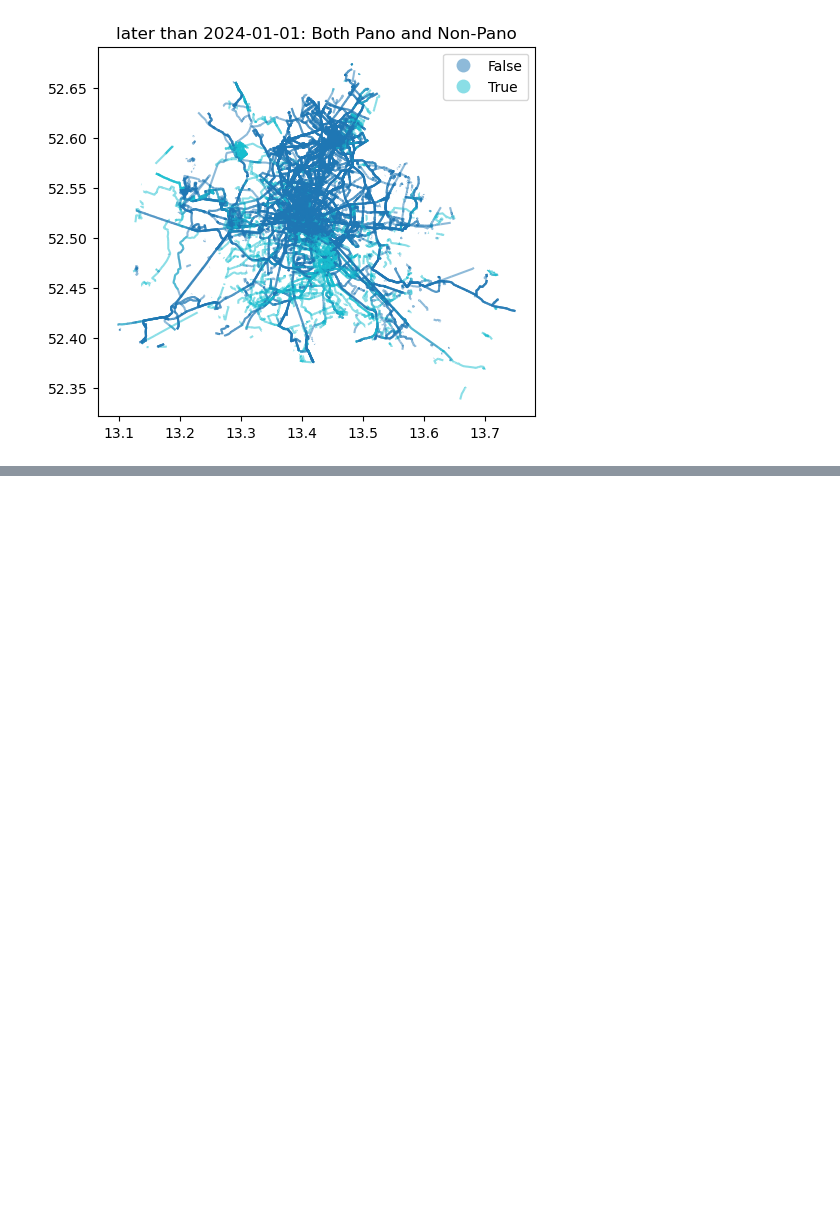
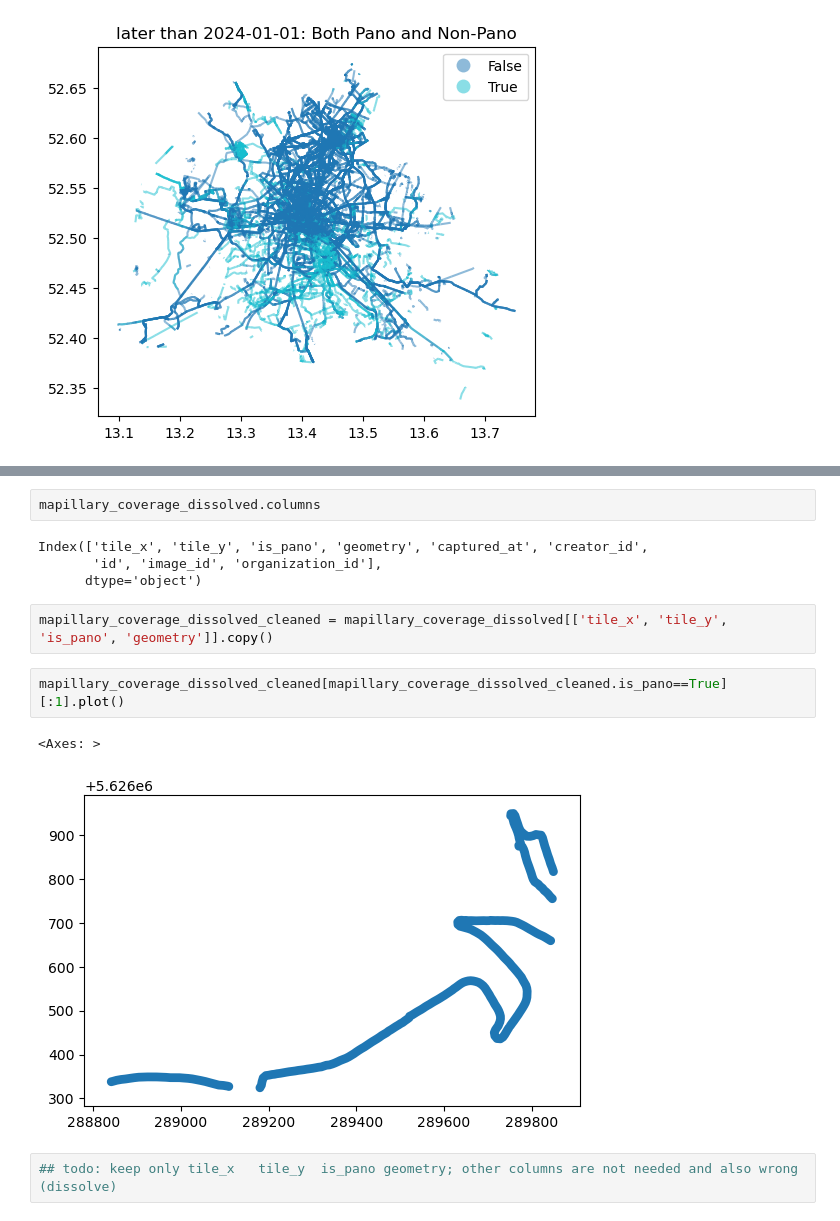
Before and after one commit to vizsim/mapillary_coverage, a Jupyter notebook: 2_create_buffer_coverage.ipynb, the cells around one changed output, grey strips where cells are left out. Drawn from its saved outputs; the diff is of its cells as text; blank space fills up the shorter version.

```diff
--- a/2_create_buffer_coverage.ipynb
+++ b/2_create_buffer_coverage.ipynb
@@ -136,6 +143,21 @@ mapillary_coverage_dissolved=mapillary_coverage_dissolved.reset_index()
 
 #mapillary_coverage_dissolved_all.to_parquet("mapillary_coverage_23_berlin_buffered10m_dissolved_all_25-04-06_test.parquet")
 #mapillary_coverage_dissolved_pano.to_parquet("mapillary_coverage_23_berlin_buffered10m_dissolved_pano_25-04-06_test.parquet")
+# %%
+mapillary_coverage_dissolved.columns
+# %% [output]
+Index(['tile_x', 'tile_y', 'is_pano', 'geometry', 'captured_at', 'creator_id',
+       'id', 'image_id', 'organization_id'],
+      dtype='object')
+# %%
+mapillary_coverage_dissolved_cleaned = mapillary_coverage_dissolved[['tile_x', 'tile_y', 'is_pano', 'geometry']].copy()
+# %%
+mapillary_coverage_dissolved_cleaned[mapillary_coverage_dissolved_cleaned.is_pano==True][:1].plot()
+# %% [output]
+<Axes: >
+[figure, added]
+# %%
+## todo: keep only tile_x	tile_y	is_pano	geometry; other columns are not needed and also wrong (dissolve)
 # %%
 #mapillary_coverage_dissolved_all.to_parquet("mapillary_coverage_23_berlin_buffered10m_dissolved_all_2025-05-10.parquet")
 #mapillary_coverage_dissolved_pano.to_parquet("mapillary_coverage_23_berlin_buffered10m_dissolved_pano_2025-05-10.parquet")
```
Also changed, not shown: parts of 5 cells of this notebook, 2 other files.
